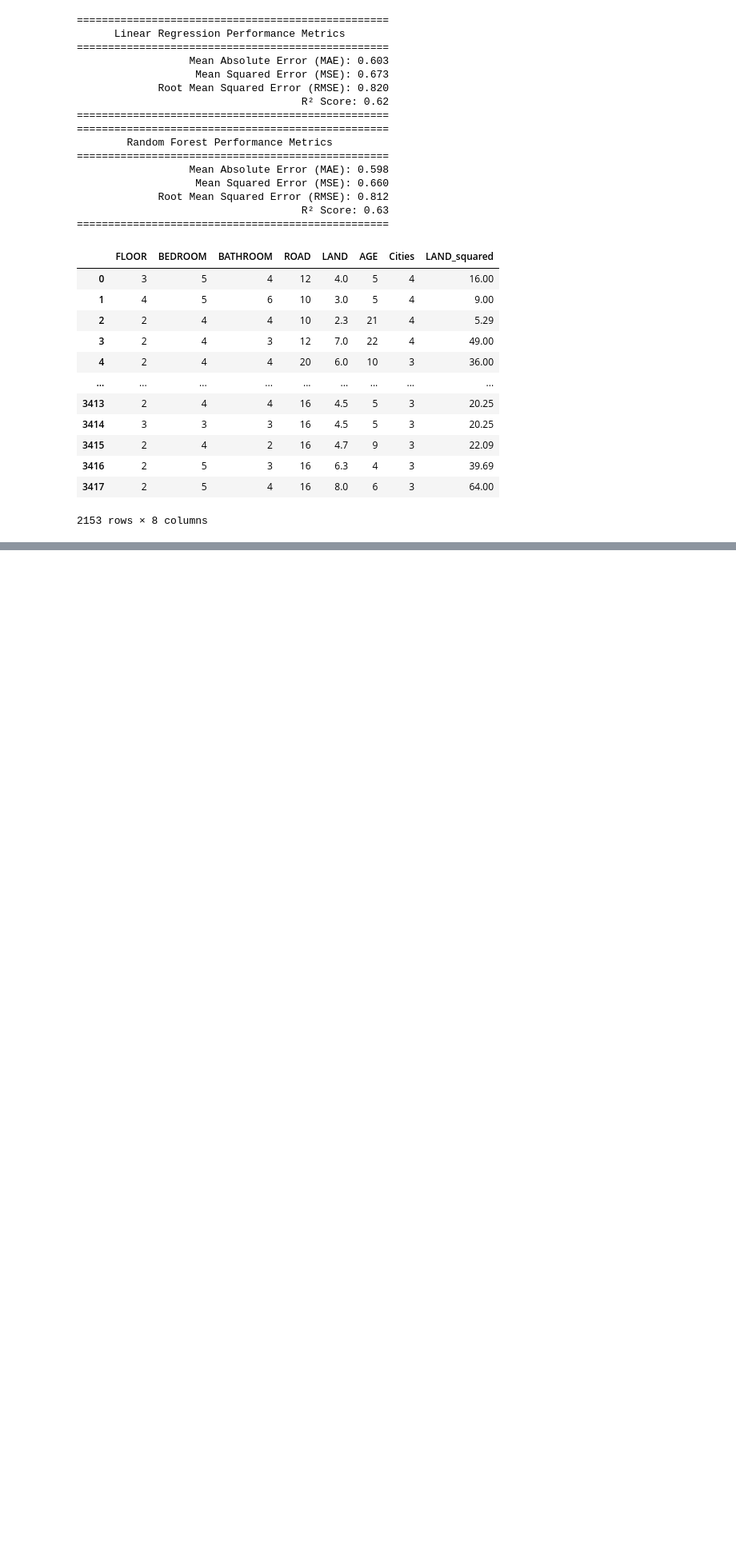
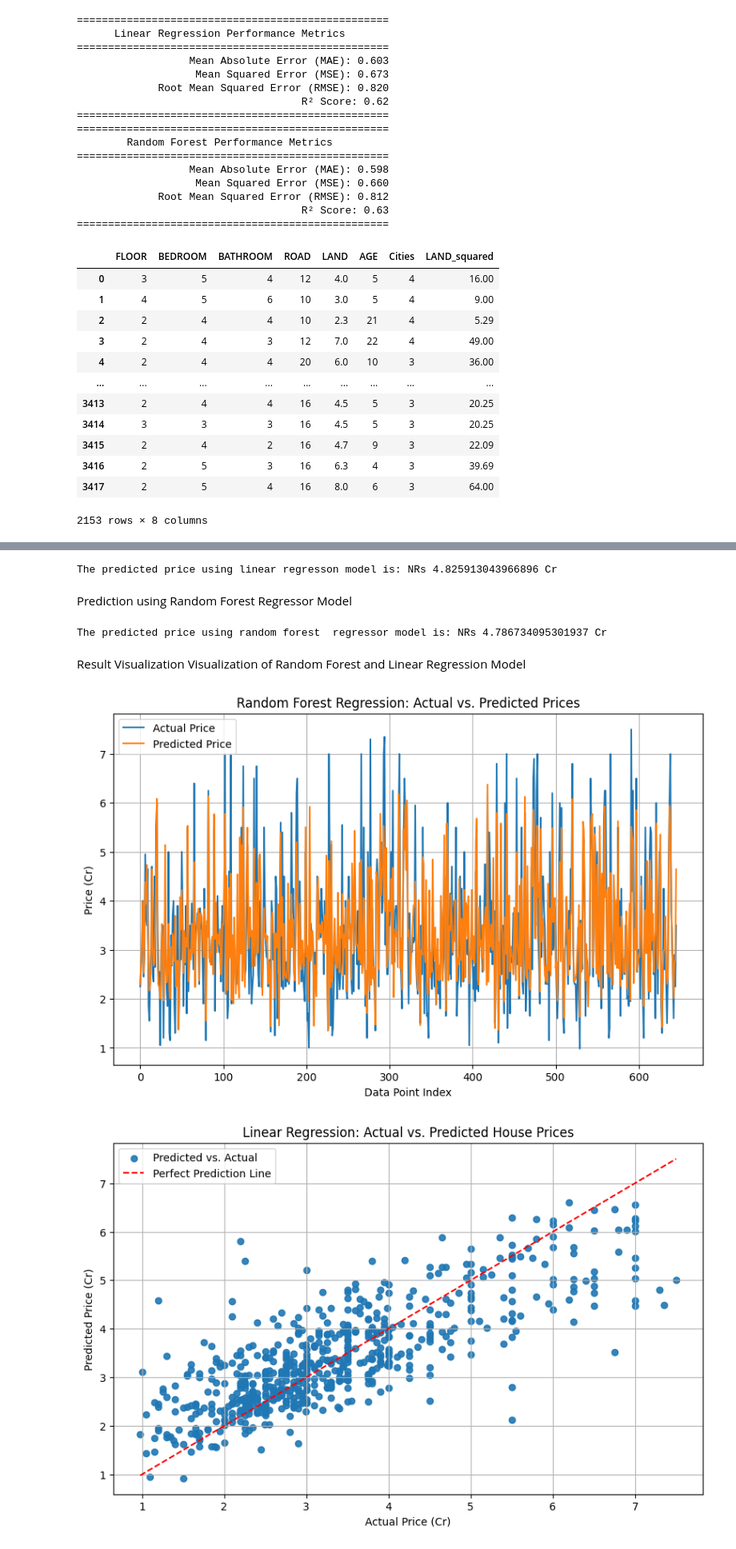
Before and after one commit to kushal1o1/RealEstate, a Jupyter notebook: ai/main.ipynb, the cells around one changed output, grey strips where cells are left out. Shown at 80% size. Saved outputs shown, nothing was run; the diff lists cells and outputs as text; code cells hidden in the pictures; blank space fills up the shorter version.

Commit message:
feat:complete model training and evaluation

```diff
--- a/ai/main.ipynb
+++ b/ai/main.ipynb
@@ -769,0 +772,69 @@ x
+# %%
+def predict_price(floor, bedroom, bathroom, road, land, age, city):
+    # Calculate LAND^2
+    land_squared = land ** 2
+
+    # Create input data with LAND^2
+    input_data = np.array([[floor, bedroom, bathroom, road, land, age, city,land_squared]])
+
+    # Scale the input data (if scaling is required)
+    input_scaled = scaler.transform(input_data)
+
+    # Make the prediction
+    predicted_price = linear.predict(input_scaled)
+
+    return predicted_price[0]
+
+
+predicted_price = predict_price(floor=2, bedroom=4, bathroom=3, road=12, land=7, age=22, city=4)
+print(f"The predicted price using linear regresson model is: NRs {predicted_price} Cr")
+# %% [output]
+The predicted price using linear regresson model is: NRs 4.825913043966896 Cr
+# %% [markdown]
+Prediction using Random Forest Regressor Model
+# %%
+def predict_price_rf(floor, bedroom, bathroom, road, land, age, city):
+    # Calculate LAND^2
+    land_squared = land ** 2
+
+    # Create input data with LAND^2
+    input_data = np.array([[floor, bedroom, bathroom, road, land, age, city,land_squared]])
+
+    # Make the prediction
+    predicted_price_rf = best_forest.predict(input_data)
+
+    return predicted_price_rf[0]
+
+
+predicted_price_rf = predict_price_rf(floor=2, bedroom=4, bathroom=3, road=12, land=7, age=22, city=4)
+print(f"The predicted price using random forest  regressor model is: NRs {predicted_price_rf} Cr")
+# %% [output]
+The predicted price using random forest  regressor model is: NRs 4.786734095301937 Cr
+# %% [markdown]
+Result Visualization
+Visualization of Random Forest and Linear Regression Model
+# %%
+# Visualization of Forest Model
+plt.figure(figsize=(10, 6))
+plt.plot(y_test.values, label='Actual Price')
+plt.plot(y_pred_rf, label='Predicted Price')
+plt.xlabel('Data Point Index')
+plt.ylabel('Price (Cr)')
+plt.title('Random Forest Regression: Actual vs. Predicted Prices')
+plt.legend()
+plt.grid(True)
+plt.show()
+
+# Visualization of Linear Model
+plt.figure(figsize=(10, 6))
+plt.scatter(y_test, y_pred, alpha=0.9, label='Predicted vs. Actual')
+plt.plot([min(y_test), max(y_test)], [min(y_test), max(y_test)], color='red', linestyle='--', label='Perfect Prediction Line')
+plt.xlabel('Actual Price (Cr)')
+plt.ylabel('Predicted Price (Cr)')
+plt.title('Linear Regression: Actual vs. Predicted House Prices')
+plt.legend()
+plt.grid(True)
+plt.show()
+# %% [output]
+[figure, added]
+[figure, added]
```
Also changed, not shown: parts of 12 cells of this notebook.
